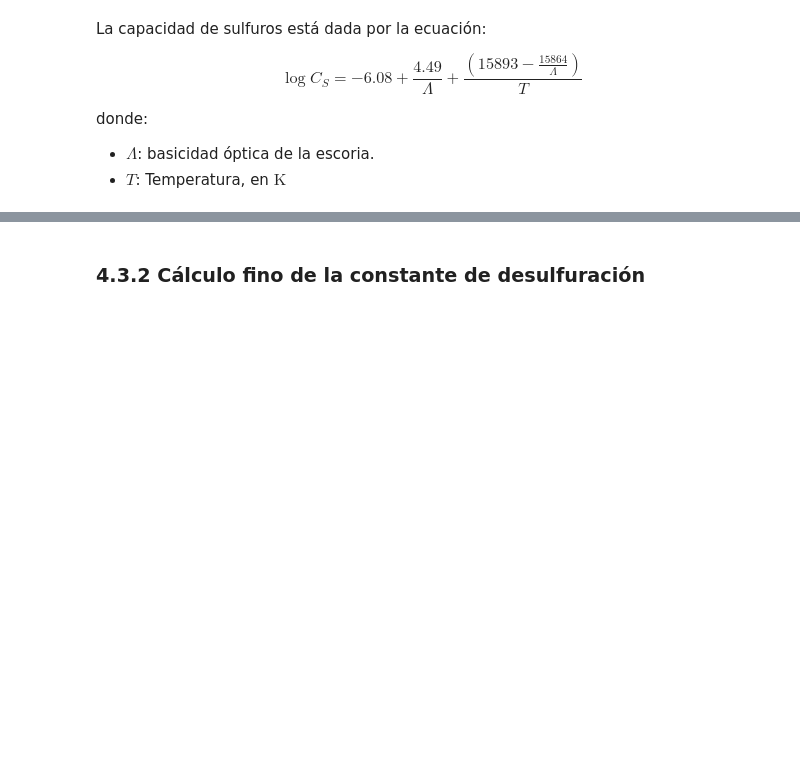
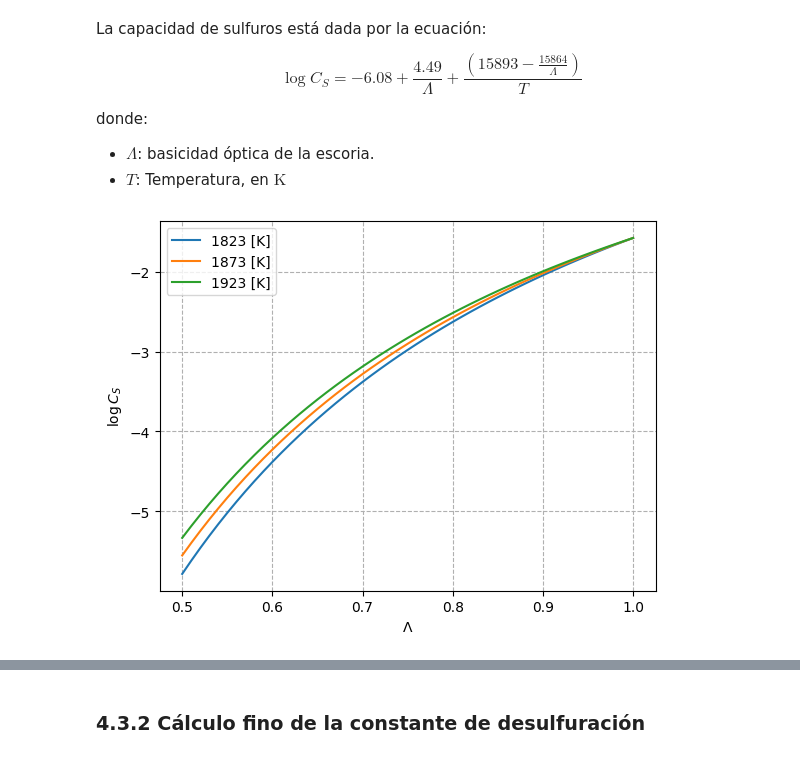
Before and after one commit to eicastroc/steelmaking101, a Jupyter notebook: es/modulo02_Desulf/04_tasaDesulf.ipynb, the cells around one changed output, grey strips where cells are left out. Drawn from its saved outputs; the diff is of its cells as text; code cells hidden in the pictures; blank space fills up the shorter version.

Commit message:
improved desulf.py and modules 04 05

```diff
--- a/es/modulo02_Desulf/04_tasaDesulf.ipynb
+++ b/es/modulo02_Desulf/04_tasaDesulf.ipynb
@@ -201,0 +163,13 @@ def logCs(slagComp, T):
+# %%
+lam = np.linspace(0.5, 1, 51)
+fig, ax = plt.subplots()
+for T in [1823, 1873, 1923]:
+    ax.plot(lam, desulf.logCs(lam, T), label=f"{T} [K]")
+ax.set(xlabel=r"$\Lambda$",
+       ylabel=r'$\log C_{S}$'
+)
+ax.grid(ls='--')
+ax.legend()
+plt.show()
+# %% [output]
+[figure, added]
```
Also changed, not shown: parts of 13 cells of this notebook, 4 other files.
